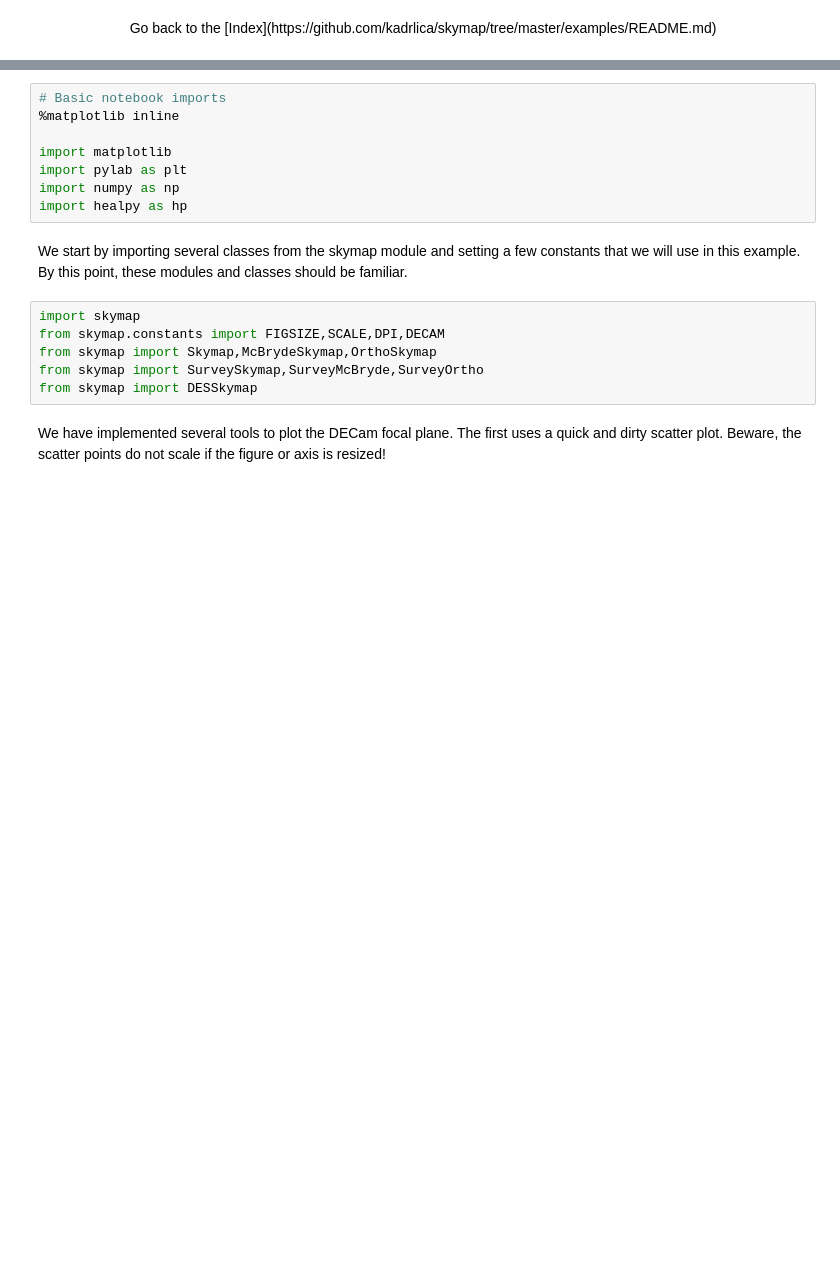
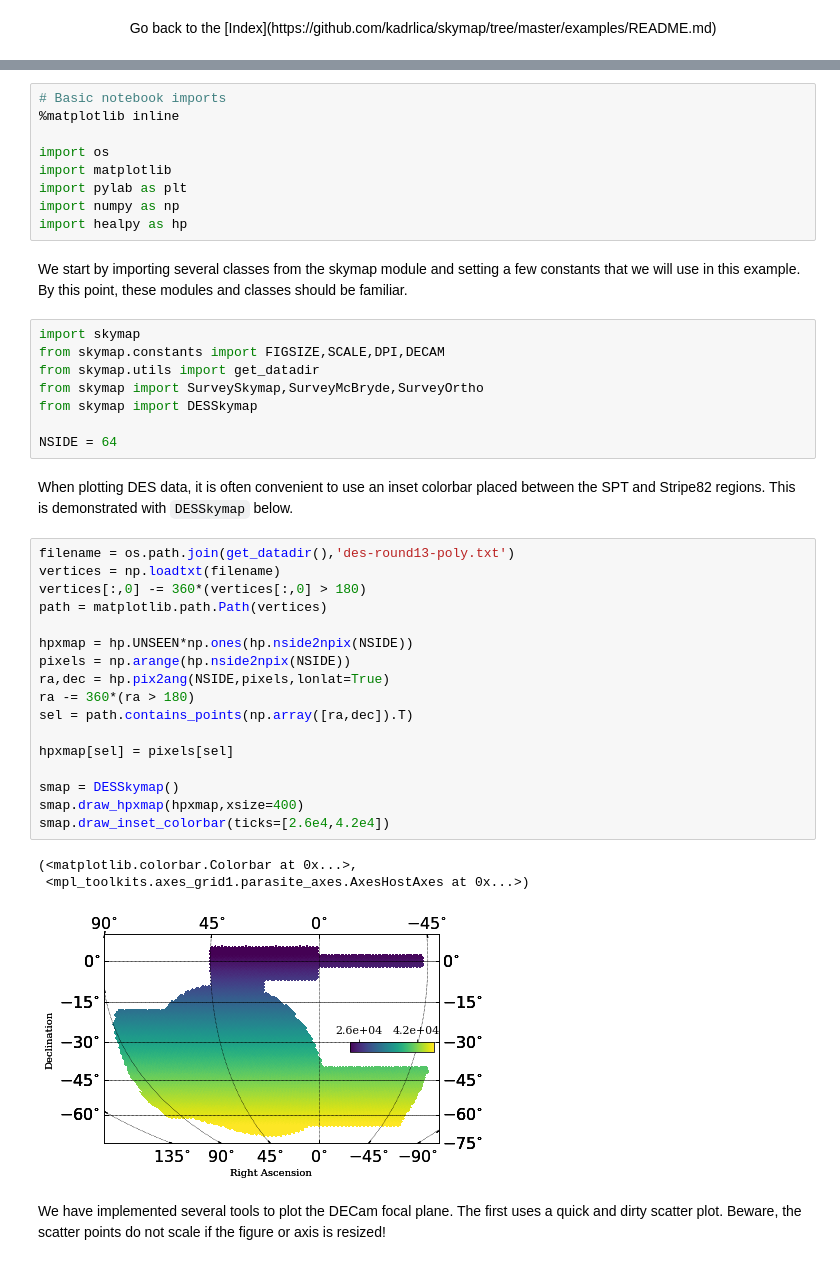
Before and after one commit to kadrlica/skymap, a Jupyter notebook: tutorial/chapter4_skymap_decam.ipynb, the cells around one changed output, grey strips where cells are left out. Saved outputs shown, nothing was run; the diff lists cells and outputs as text; blank space fills up the shorter version.

```diff
--- a/tutorial/chapter4_skymap_decam.ipynb
+++ b/tutorial/chapter4_skymap_decam.ipynb
@@ -10,6 +10,7 @@ In this chapter we show how `skymap` can interface with different astronomical i
 # Basic notebook imports
 %matplotlib inline
 
+import os
 import matplotlib
 import pylab as plt
 import numpy as np
@@ -19,9 +20,34 @@ We start by importing several classes from the skymap module and setting a few c
 # %%
 import skymap
 from skymap.constants import FIGSIZE,SCALE,DPI,DECAM
-from skymap import Skymap,McBrydeSkymap,OrthoSkymap
+from skymap.utils import get_datadir
 from skymap import SurveySkymap,SurveyMcBryde,SurveyOrtho
 from skymap import DESSkymap
+
+NSIDE = 64
+# %% [markdown]
+When plotting DES data, it is often convenient to use an inset colorbar placed between the SPT and Stripe82 regions. This is demonstrated with `DESSkymap` below.
+# %%
+filename = os.path.join(get_datadir(),'des-round13-poly.txt')
+vertices = np.loadtxt(filename)
+vertices[:,0] -= 360*(vertices[:,0] > 180)
+path = matplotlib.path.Path(vertices)
+
+hpxmap = hp.UNSEEN*np.ones(hp.nside2npix(NSIDE))
+pixels = np.arange(hp.nside2npix(NSIDE))
+ra,dec = hp.pix2ang(NSIDE,pixels,lonlat=True)
+ra -= 360*(ra > 180)
+sel = path.contains_points(np.array([ra,dec]).T)
+
+hpxmap[sel] = pixels[sel]
+
+smap = DESSkymap()
+smap.draw_hpxmap(hpxmap,xsize=400)
+smap.draw_inset_colorbar(ticks=[2.6e4,4.2e4])
+# %% [output]
+(<matplotlib.colorbar.Colorbar at 0x...>,
+ <mpl_toolkits.axes_grid1.parasite_axes.AxesHostAxes at 0x...>)
+[figure, added]
 # %% [markdown]
 We have implemented several tools to plot the DECam focal plane. The first uses a quick and dirty scatter plot. Beware, the scatter points do not scale if the figure or axis is resized!
 # %%
```
Also changed, not shown: parts of 3 cells of this notebook.
